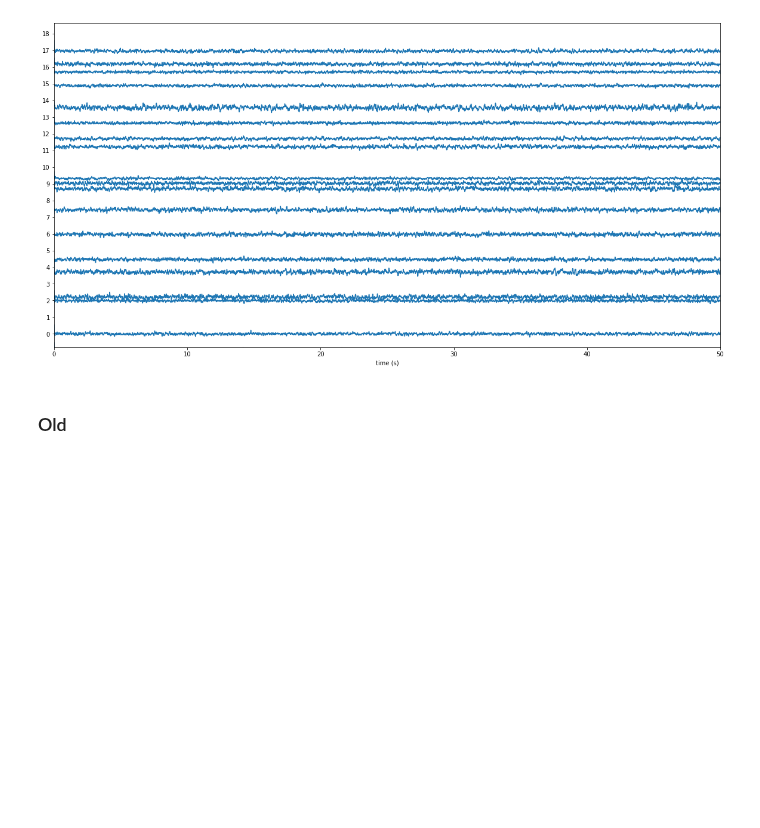
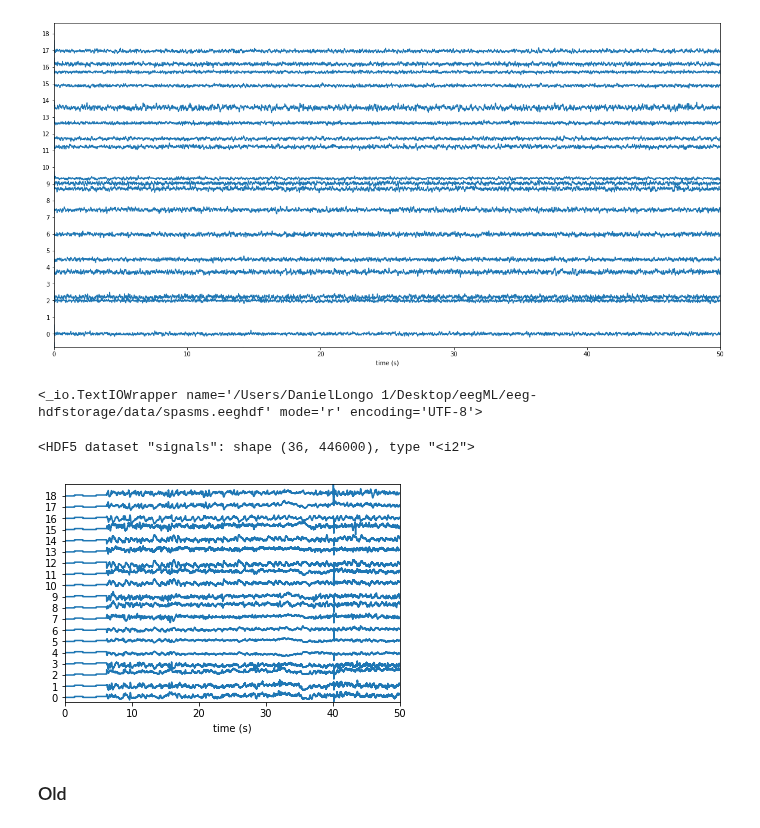
Before and after one commit to DanielLongo/eegML, a Jupyter notebook: visualize_generated_eegs.ipynb, the cells around one changed output. Drawn from its saved outputs; the diff is of its cells as text; code cells hidden in the pictures; blank space fills up the shorter version.

Commit message:
visualize real adn fake data

```diff
--- a/visualize_generated_eegs.ipynb
+++ b/visualize_generated_eegs.ipynb
@@ -13,6 +13,12 @@ import h5py
 # %%
 sys.path.append("./forward_model/")
 import stacklineplot
+# %%
+def load_eeg_file(filename):
+    hdf = h5py.File(filename, "r")
+    rec = hdf["record-0"]
+    signals = rec["signals"]
+    return signals
 # %% [markdown]
 ### Visualizations
 # %%
@@ -58,6 +64,25 @@ signals = np.load(filename).T
 stacklineplot.stackplot(signals[ch0:ch1,epoch*ptepoch+dp:(epoch+DE)*ptepoch+dp],seconds=DE*10.0, ylabels=electrode_labels[ch0:ch1], yscale=2)
 # %% [output]
 [figure]
+# %%
+# filename = "/Users/DanielLongo 1/server/mnt/data1/eegdbs/SEC-0.1/stanford/ZA00701S_1-1+.eeghdf"
+filename = "/Users/DanielLongo 1/Desktop/eegML/eeg-hdfstorage/data/spasms.eeghdf"
+
+# "/Users/DanielLongo 1/server/mnt/data1/eegdbs/SEC-0.1/stanford/ZA00701S_1-1+.eeghdf"
+# %%
+open(filename)
+# %% [output]
+<_io.TextIOWrapper name='/Users/DanielLongo 1/Desktop/eegML/eeg-hdfstorage/data/spasms.eeghdf' mode='r' encoding='UTF-8'>
+# %%
+signals = load_eeg_file(filename)
+# %%
+signals
+# %% [output]
+<HDF5 dataset "signals": shape (36, 446000), type "<i2">
+# %%
+stacklineplot.stackplot(signals[ch0:ch1,epoch*ptepoch+dp:(epoch+DE)*ptepoch+dp],seconds=DE*10.0, ylabels=electrode_labels[ch0:ch1], yscale=2)
+# %% [output]
+[figure, added]
 # %% [markdown]
 ### Old
 # %%
```
